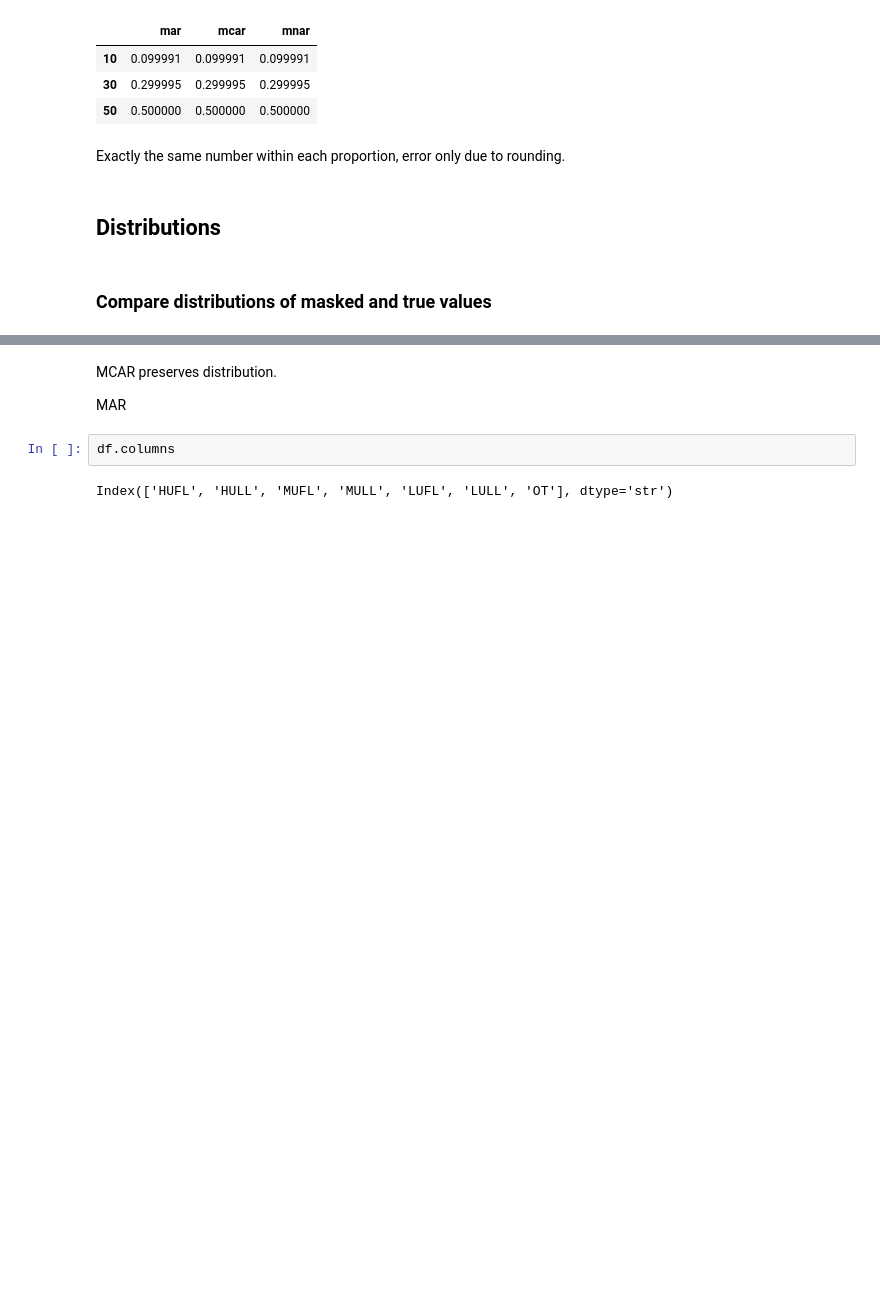
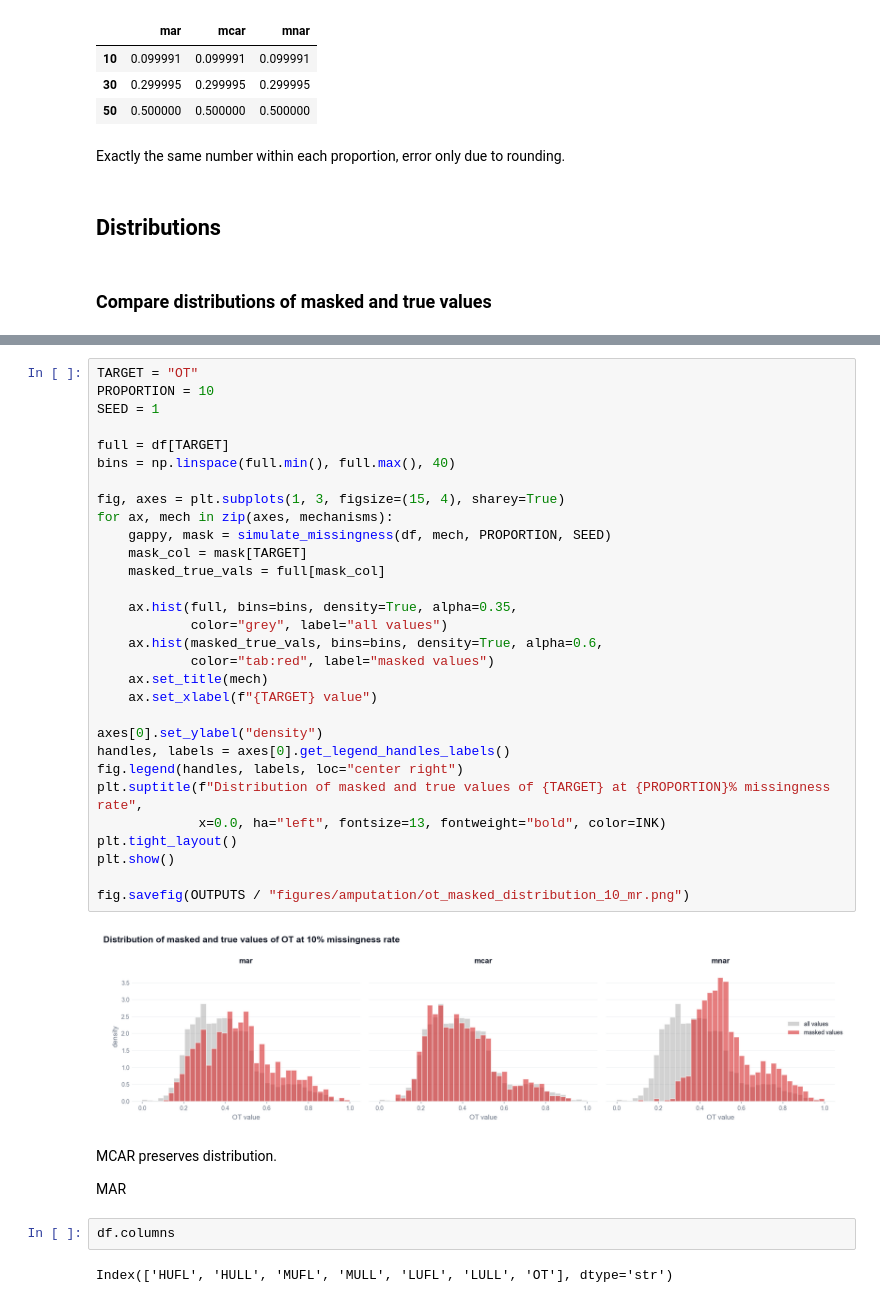
Before and after one commit to stuart-n-wilson/dissertation, a Jupyter notebook: notebooks/01_missingness.ipynb, the cells around one changed output, grey strips where cells are left out. Drawn from its saved outputs; the diff is of its cells as text; blank space fills up the shorter version.

```diff
--- a/notebooks/01_missingness.ipynb
+++ b/notebooks/01_missingness.ipynb
@@ -88,3 +126,35 @@ plt.show()
+# %%
+TARGET = "OT"
+PROPORTION = 10
+SEED = 1
+
+full = df[TARGET]
+bins = np.linspace(full.min(), full.max(), 40)
+
+fig, axes = plt.subplots(1, 3, figsize=(15, 4), sharey=True)
+for ax, mech in zip(axes, mechanisms):
+    gappy, mask = simulate_missingness(df, mech, PROPORTION, SEED)
+    mask_col = mask[TARGET]
+    masked_true_vals = full[mask_col]
+
+    ax.hist(full, bins=bins, density=True, alpha=0.35,
+            color="grey", label="all values")
+    ax.hist(masked_true_vals, bins=bins, density=True, alpha=0.6,
+            color="tab:red", label="masked values")
+    ax.set_title(mech)
+    ax.set_xlabel(f"{TARGET} value")
+
+axes[0].set_ylabel("density")
+handles, labels = axes[0].get_legend_handles_labels()
+fig.legend(handles, labels, loc="center right")
+plt.suptitle(f"Distribution of masked and true values of {TARGET} at {PROPORTION}% missingness rate",
+             x=0.0, ha="left", fontsize=13, fontweight="bold", color=INK)
+plt.tight_layout()
+plt.show()
+
+fig.savefig(OUTPUTS / "figures/amputation/ot_masked_distribution_10_mr.png")
+# %% [output]
+[figure, added]
 # %% [markdown]
 MCAR preserves distribution.
 
```
Also changed, not shown: parts of 8 cells of this notebook, 6 other files.
